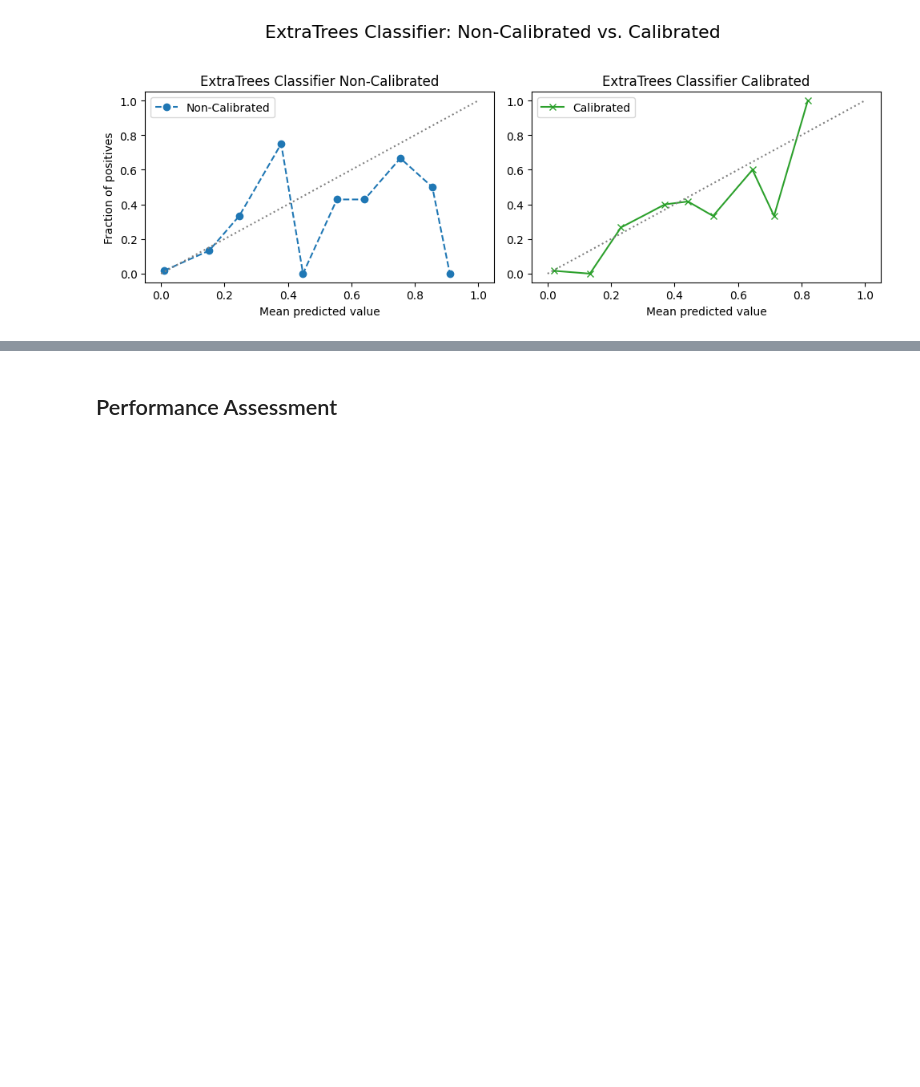
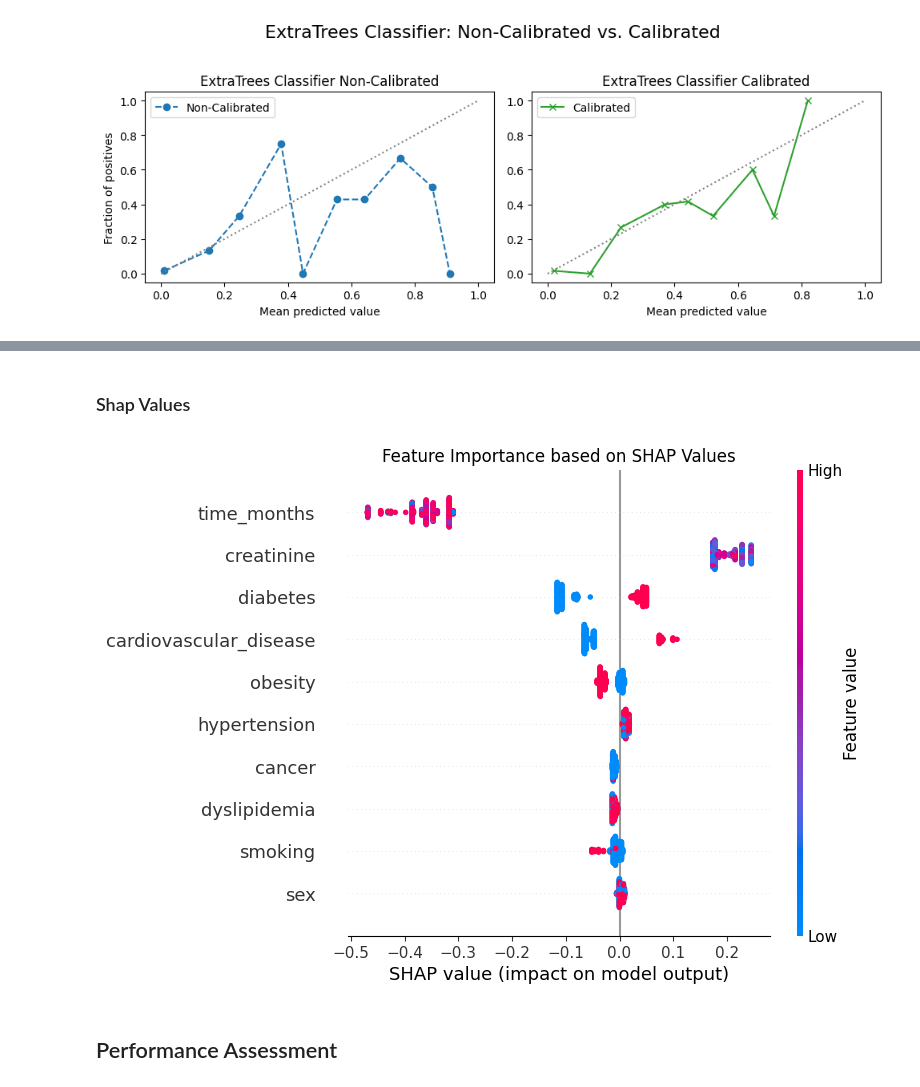
Before and after one commit to lshpaner/ckd_uae, a Jupyter notebook: CKD_UAE_Modeling.ipynb, the cells around one changed output, grey strips where cells are left out. Cells and saved outputs as stored; diff of their text form; code cells hidden in the pictures; blank space fills up the shorter version.

```diff
--- a/CKD_UAE_Modeling.ipynb
+++ b/CKD_UAE_Modeling.ipynb
@@ -501,3 +541,22 @@ plot_calibration_curves(
+# %% [markdown]
+### Shap Values
+# %%
+# Initialize the SHAP Explainer with your Random Forest model
+explainer = shap.TreeExplainer(rf_model)
+
+# Compute SHAP values for your test set
+shap_values = explainer.shap_values(X_test)
+
+# Selecting SHAP values for the positive class
+shap_values_positive_class = shap_values[:, :, 1]
+
+# Now, shap_values_positive_class should have the correct shape
+shap.summary_plot(shap_values_positive_class, X_test, feature_names=feature_names, show=False)
+plt.title("Feature Importance based on SHAP Values")
+plt.savefig(os.path.join(image_path, "shap_value_importance.svg"), bbox_inches='tight', dpi=300)
+plt.show()
+# %% [output]
+[figure, added]
 # %% [markdown]
 ## Performance Assessment
 # %% [markdown]
```
Also changed, not shown: parts of 16 cells of this notebook.
